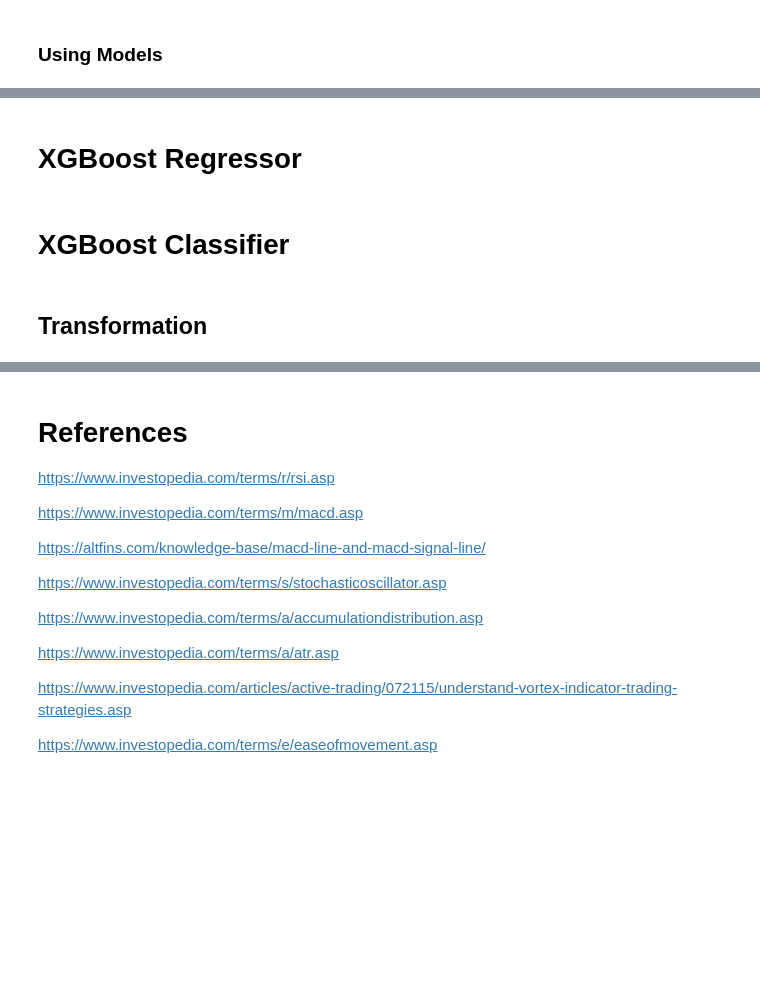
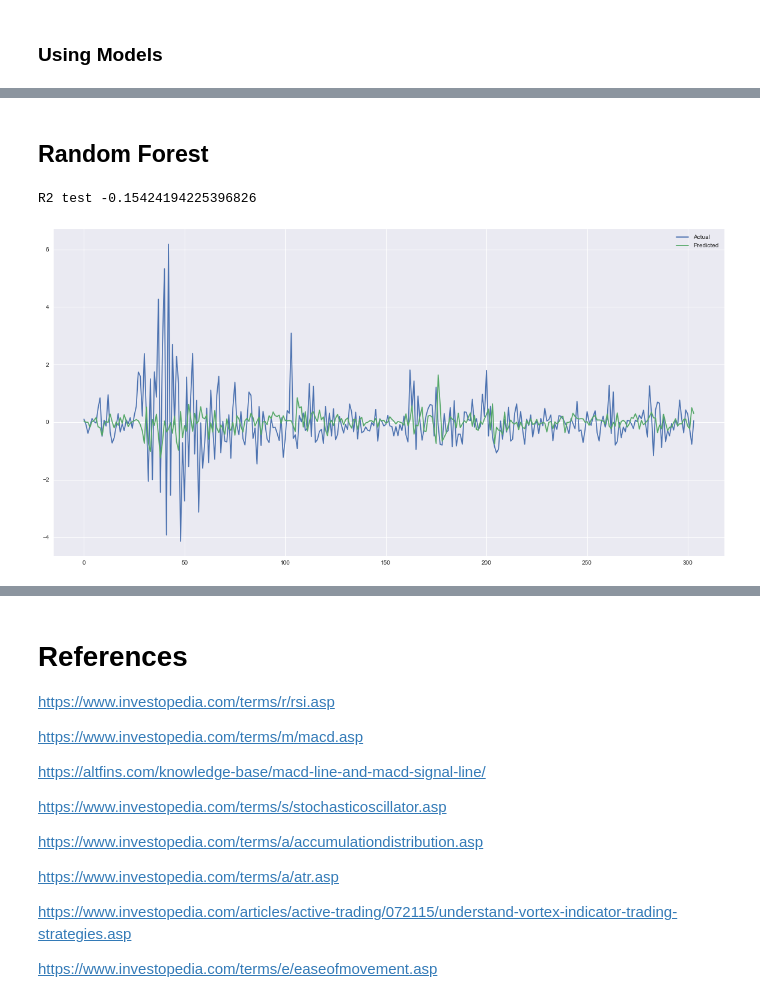
Before and after one commit to es-g/stock_price_indicator, a Jupyter notebook: Stock_price_predictor.ipynb, the cells around one changed output, grey strips where cells are left out. Drawn from its saved outputs; the diff is of its cells as text; code cells hidden in the pictures; blank space fills up the shorter version.

```diff
--- a/Stock_price_predictor.ipynb
+++ b/Stock_price_predictor.ipynb
@@ -484,10 +544,18 @@ models.index[1:-1], df_SPY.index[-1]
+# %% [markdown]
+## Random Forest
 # %%
+regr = RandomForestRegressor()
+regr.fit(X_train, y_train)
+
+pred = regr.predict(X_test)
+print('R2 test {}'.format(r2_score(y_test, pred)))
+
 plt.figure(figsize=(20,10))
 
 plt.plot(y_test, label='Actual')
-plt.plot(X_test.index, pred, label='Predicted')
-# plt.plot(X_test.index, X_test['DAILY_RETURN'], label='Daily return')
+plt.plot(pred, label='Predicted')
 plt.legend()
 plt.show()
+# %% [output]
+R2 test -0.15424194225396826
+[figure, added]
-# %% [markdown]
-# XGBoost Regressor
@@ -515,4 +561,0 @@ plt.show()
-# %% [markdown]
-# XGBoost Classifier
-# %% [markdown]
-## Transformation
```
Also changed, not shown: parts of 38 cells of this notebook.
